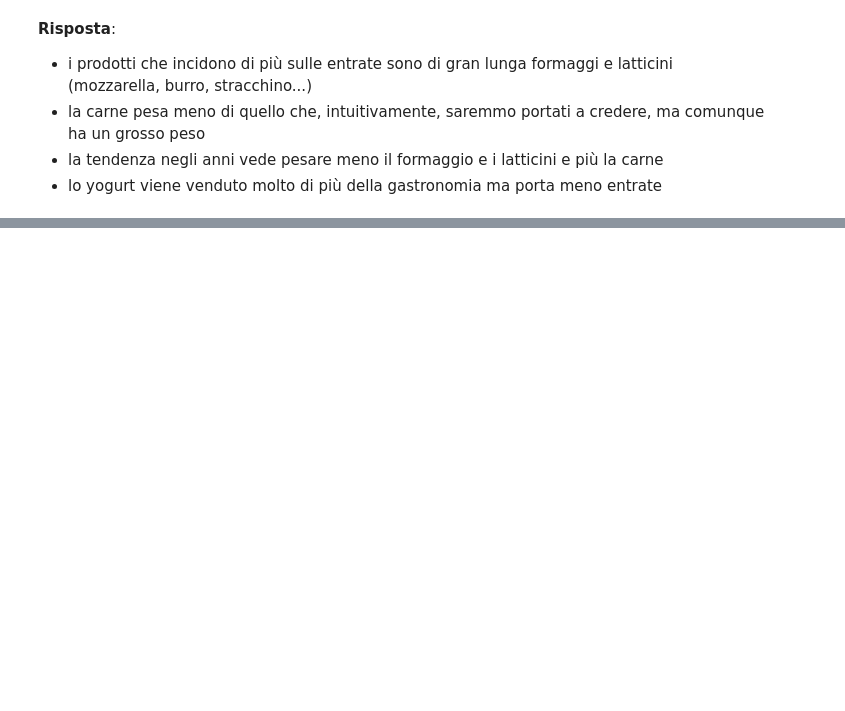
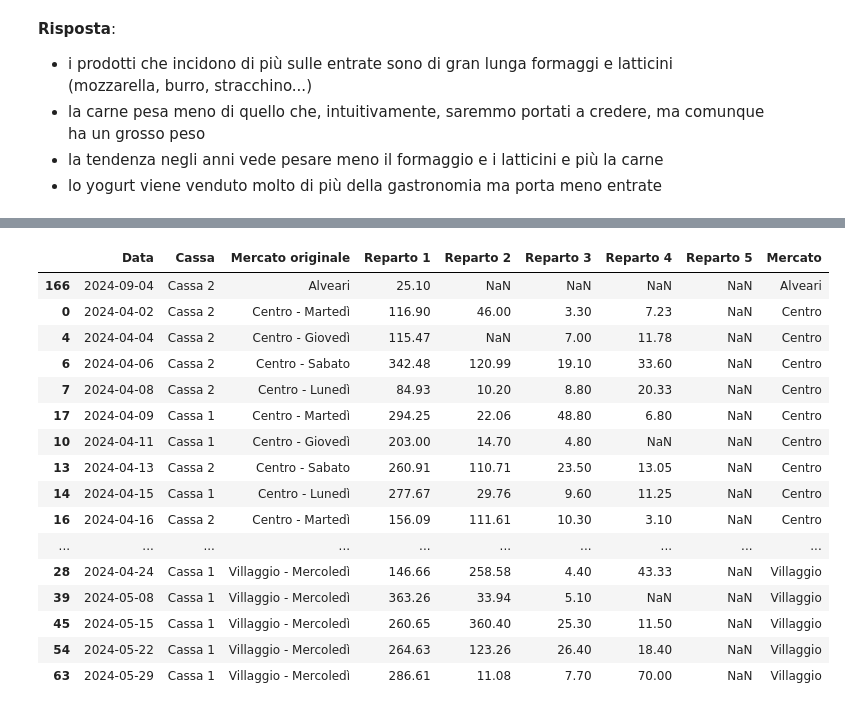
Before and after one commit to panda-with-issues/Fond-Scienze-dei-Dati-progetto, a Jupyter notebook: analisi_corrispettivi_la_di_cjastelan.ipynb, the cells around one changed output, grey strips where cells are left out. Drawn from its saved outputs; the diff is of its cells as text; code cells hidden in the pictures; blank space fills up the shorter version.

```diff
--- a/analisi_corrispettivi_la_di_cjastelan.ipynb
+++ b/analisi_corrispettivi_la_di_cjastelan.ipynb
@@ -488,3 +500,6 @@ display(web_df)
+# %%
+# eliminiamo i due duplicati
+web_df.drop(index=[50, 380], inplace=True)
 # %%
 # controlliamo i reparti 1 e 4
 print('Errori nel Reparto 1:')
@@ -1246,6 +1467,5 @@ I mercati periodici attualmente tenuti dal cliente sono:
 # %%
-#mercati_df = web_df_clean.copy()
-mercati_df = pd.read_pickle('data/web_clean.pickle')
+mercati_df = web_df_clean.copy()
 mercati = set(mercati_df['Mercato'].values)
 for m in mercati:
     print(m)
@@ -1295,0 +1537,21 @@ See the caveats in the documentation: https://pandas.pydata.org/pandas-docs/stab
+# %%
+with pd.option_context('display.max_rows', None):
+    display(mercati_df.sort_values(by=['Mercato', 'Data']))
+# %% [output]
+|  | Data | Cassa | Mercato originale | Reparto 1 | Reparto 2 | Reparto 3 | Reparto 4 | Reparto 5 | Mercato |
+| 166 | 2024-09-04 | Cassa 2 | Alveari | 25.10 | NaN | NaN | NaN | NaN | Alveari |
+| 0 | 2024-04-02 | Cassa 2 | Centro - Martedì | 116.90 | 46.00 | 3.30 | 7.23 | NaN | Centro |
+| 4 | 2024-04-04 | Cassa 2 | Centro - Giovedì | 115.47 | NaN | 7.00 | 11.78 | NaN | Centro |
+| 6 | 2024-04-06 | Cassa 2 | Centro - Sabato | 342.48 | 120.99 | 19.10 | 33.60 | NaN | Centro |
+| 7 | 2024-04-08 | Cassa 2 | Centro - Lunedì | 84.93 | 10.20 | 8.80 | 20.33 | NaN | Centro |
+| 17 | 2024-04-09 | Cassa 1 | Centro - Martedì | 294.25 | 22.06 | 48.80 | 6.80 | NaN | Centro |
+| 10 | 2024-04-11 | Cassa 1 | Centro - Giovedì | 203.00 | 14.70 | 4.80 | NaN | NaN | Centro |
+| 13 | 2024-04-13 | Cassa 2 | Centro - Sabato | 260.91 | 110.71 | 23.50 | 13.05 | NaN | Centro |
+| 14 | 2024-04-15 | Cassa 1 | Centro - Lunedì | 277.67 | 29.76 | 9.60 | 11.25 | NaN | Centro |
+| 16 | 2024-04-16 | Cassa 2 | Centro - Martedì | 156.09 | 111.61 | 10.30 | 3.10 | NaN | Centro |
+| ... | ... | ... | ... | ... | ... | ... | ... | ... | ... |
+| 28 | 2024-04-24 | Cassa 1 | Villaggio - Mercoledì | 146.66 | 258.58 | 4.40 | 43.33 | NaN | Villaggio |
+| 39 | 2024-05-08 | Cassa 1 | Villaggio - Mercoledì | 363.26 | 33.94 | 5.10 | NaN | NaN | Villaggio |
+| 45 | 2024-05-15 | Cassa 1 | Villaggio - Mercoledì | 260.65 | 360.40 | 25.30 | 11.50 | NaN | Villaggio |
+| 54 | 2024-05-22 | Cassa 1 | Villaggio - Mercoledì | 264.63 | 123.26 | 26.40 | 18.40 | NaN | Villaggio |
+| 63 | 2024-05-29 | Cassa 1 | Villaggio - Mercoledì | 286.61 | 11.08 | 7.70 | 70.00 | NaN | Villaggio |
```
Also changed, not shown: parts of 24 cells of this notebook.
